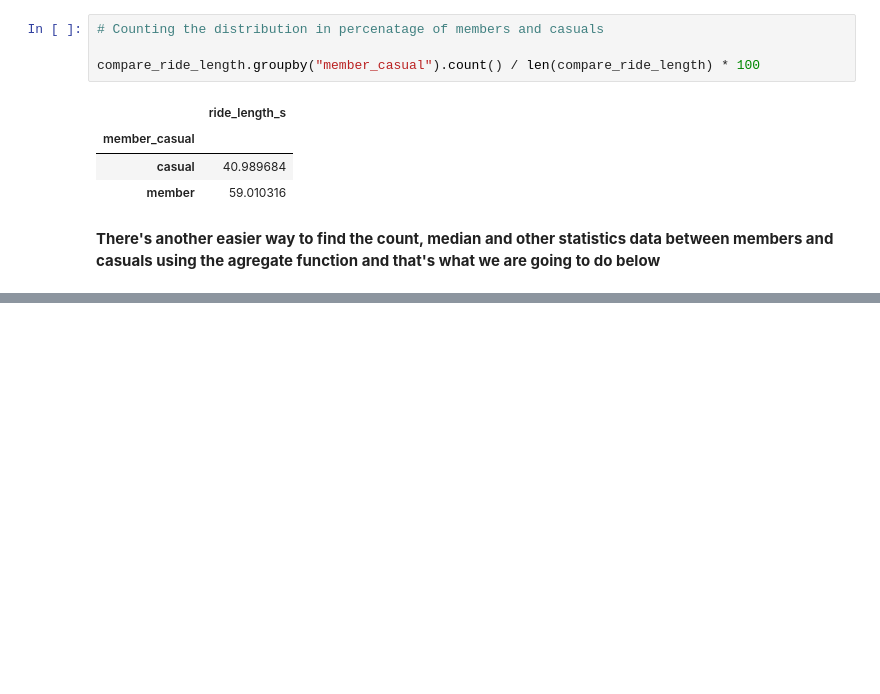
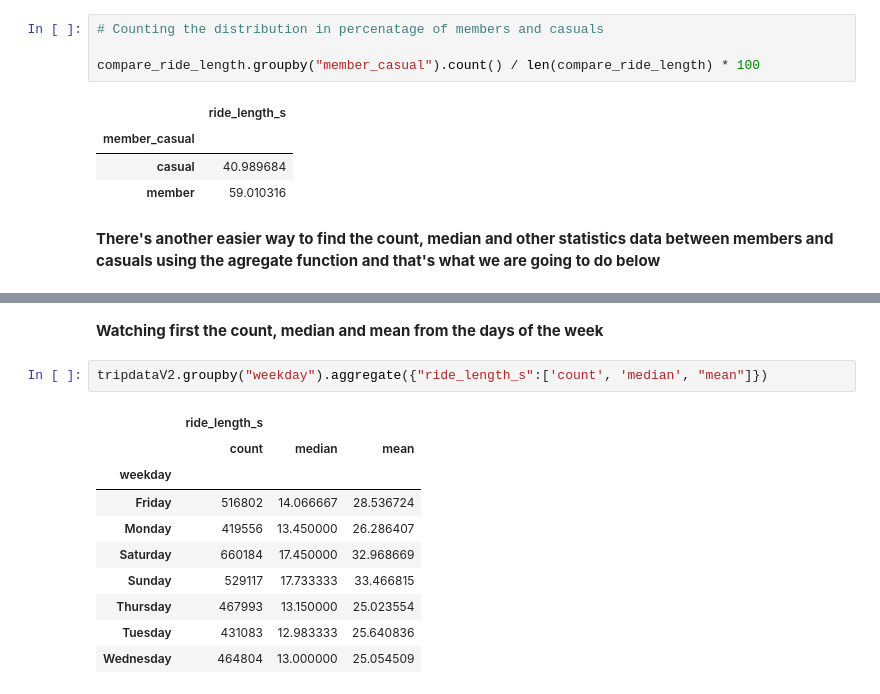
Before and after one commit to Ladislau2020/2021, a Jupyter notebook: fork-of-capstone-project-from-google.ipynb, the cells around one changed output, grey strips where cells are left out. Cells and saved outputs as stored; diff of their text form; blank space fills up the shorter version.

```diff
--- a/fork-of-capstone-project-from-google.ipynb
+++ b/fork-of-capstone-project-from-google.ipynb
@@ -777,0 +793,15 @@ tripdataV2.groupby(tripdataV2["member_casual"]).aggregate({"ride_length_s":['cou
+# %% [markdown]
+**Watching first the count, median and mean from the days of the week**
+# %%
+tripdataV2.groupby("weekday").aggregate({"ride_length_s":['count', 'median', "mean"]})
+# %% [output]
+|  | ride_length_s |  |  |
+|  | count | median | mean |
+| weekday |  |  |  |
+| Friday | 516802 | 14.066667 | 28.536724 |
+| Monday | 419556 | 13.450000 | 26.286407 |
+| Saturday | 660184 | 17.450000 | 32.968669 |
+| Sunday | 529117 | 17.733333 | 33.466815 |
+| Thursday | 467993 | 13.150000 | 25.023554 |
+| Tuesday | 431083 | 12.983333 | 25.640836 |
+| Wednesday | 464804 | 13.000000 | 25.054509 |
```
Also changed, not shown: parts of 4 cells of this notebook.
